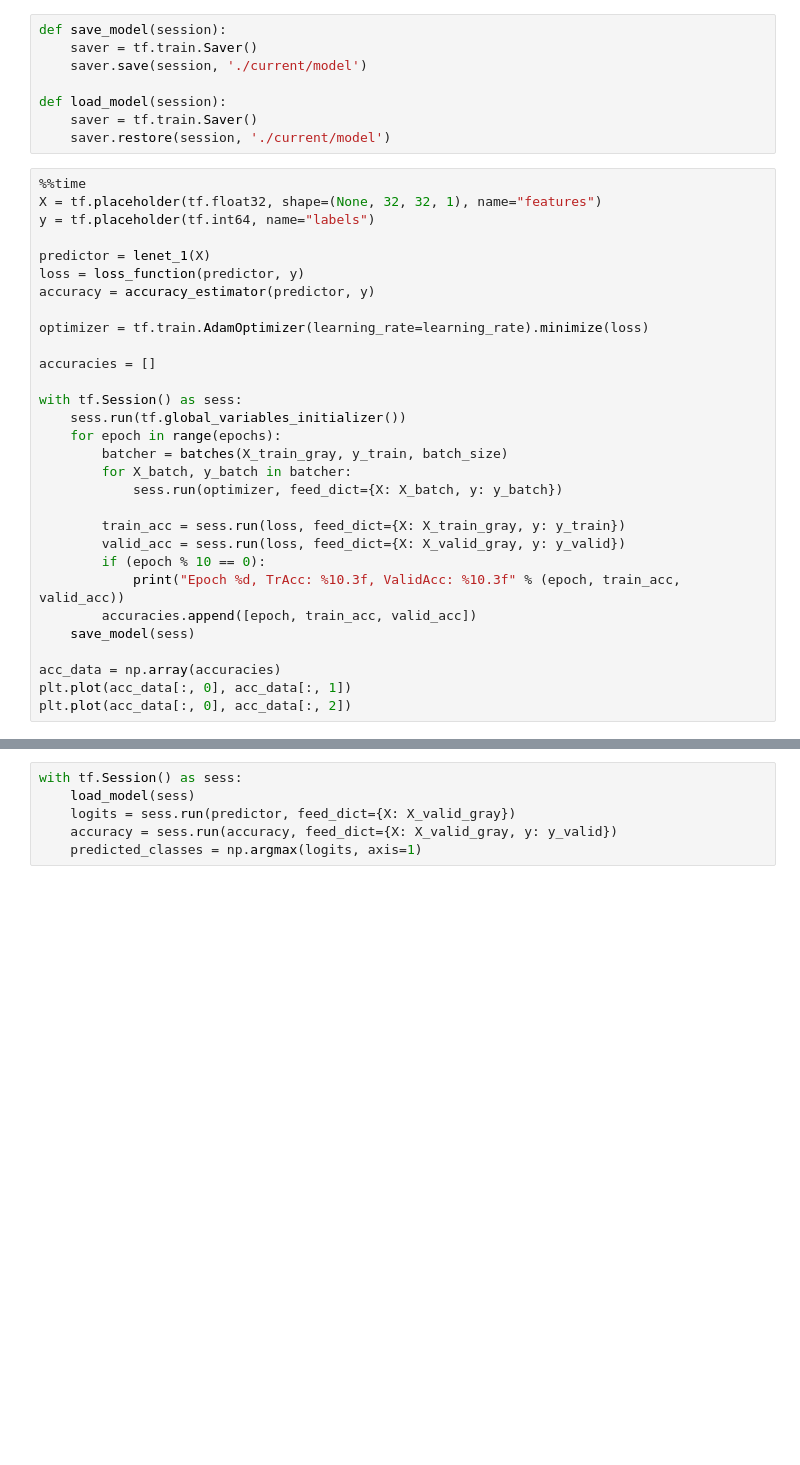
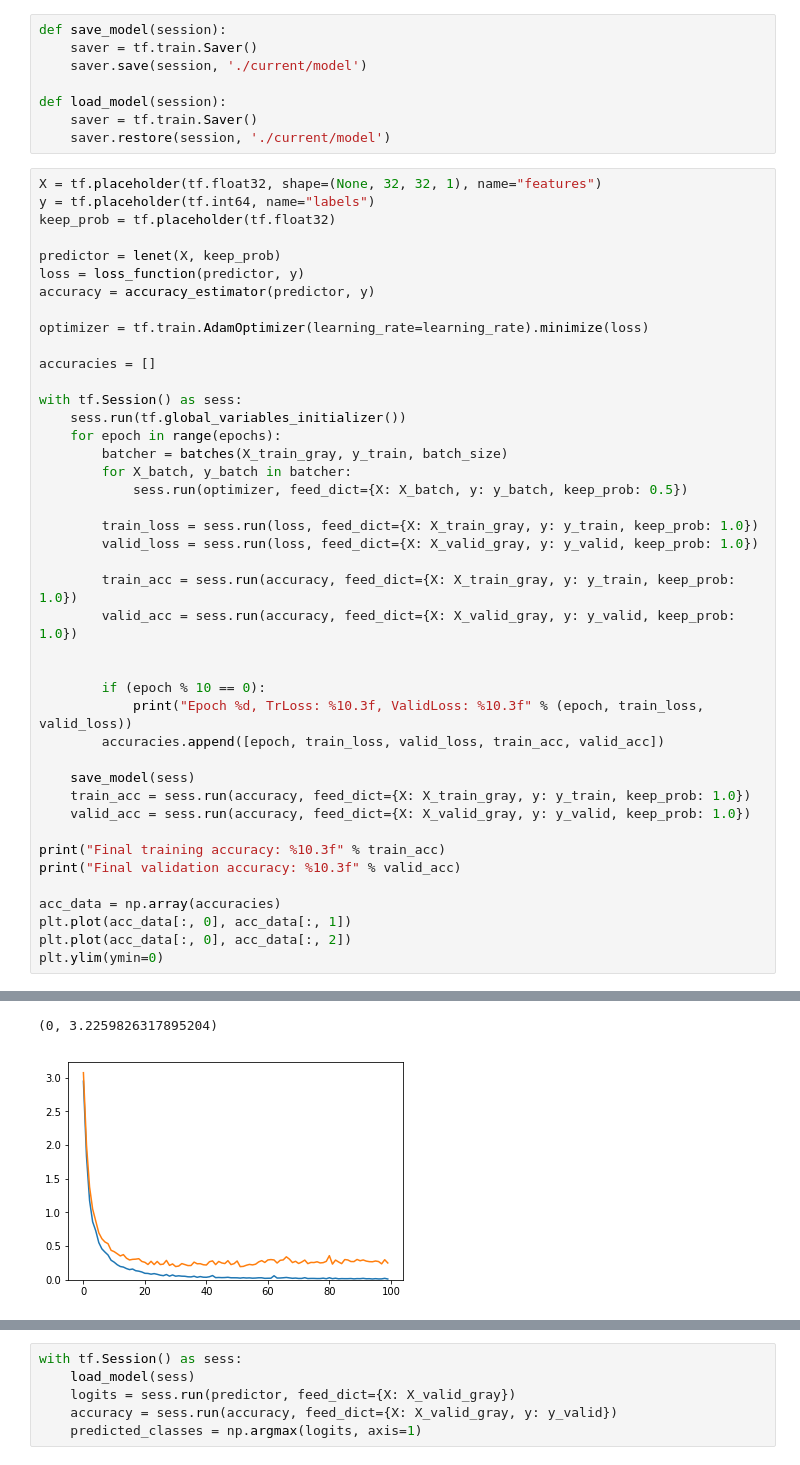
Before and after one commit to tindandelion/carne-traffic-signs-p2, a Jupyter notebook: Traffic_Sign_Classifier.ipynb, the cells around one changed output, grey strips where cells are left out. Drawn from its saved outputs; the diff is of its cells as text; blank space fills up the shorter version.

```diff
--- a/Traffic_Sign_Classifier.ipynb
+++ b/Traffic_Sign_Classifier.ipynb
@@ -275,11 +256,11 @@ def load_model(session):
     saver = tf.train.Saver()
     saver.restore(session, './current/model')
 # %%
-%%time
 X = tf.placeholder(tf.float32, shape=(None, 32, 32, 1), name="features")
 y = tf.placeholder(tf.int64, name="labels")
+keep_prob = tf.placeholder(tf.float32)
 
-predictor = lenet_1(X)
+predictor = lenet(X, keep_prob)
 loss = loss_function(predictor, y)
 accuracy = accuracy_estimator(predictor, y)
 
@@ -292,16 +273,28 @@ with tf.Session() as sess:
     for epoch in range(epochs):
         batcher = batches(X_train_gray, y_train, batch_size)
         for X_batch, y_batch in batcher:
-            sess.run(optimizer, feed_dict={X: X_batch, y: y_batch})
+            sess.run(optimizer, feed_dict={X: X_batch, y: y_batch, keep_prob: 0.5})
 
-        train_acc = sess.run(loss, feed_dict={X: X_train_gray, y: y_train})
-        valid_acc = sess.run(loss, feed_dict={X: X_valid_gray, y: y_valid})
+        train_loss = sess.run(loss, feed_dict={X: X_train_gray, y: y_train, keep_prob: 1.0})
+        valid_loss = sess.run(loss, feed_dict={X: X_valid_gray, y: y_valid, keep_prob: 1.0})
+
+        train_acc = sess.run(accuracy, feed_dict={X: X_train_gray, y: y_train, keep_prob: 1.0})
+        valid_acc = sess.run(accuracy, feed_dict={X: X_valid_gray, y: y_valid, keep_prob: 1.0})
+
+
         if (epoch % 10 == 0):
-            print("Epoch %d, TrAcc: %10.3f, ValidAcc: %10.3f" % (epoch, train_acc, valid_acc))
-        accuracies.append([epoch, train_acc, valid_acc])
+            print("Epoch %d, TrLoss: %10.3f, ValidLoss: %10.3f" % (epoch, train_loss, valid_loss))
+        accuracies.append([epoch, train_loss, valid_loss, train_acc, valid_acc])
+
     save_model(sess)
+    train_acc = sess.run(accuracy, feed_dict={X: X_train_gray, y: y_train, keep_prob: 1.0})
+    valid_acc = sess.run(accuracy, feed_dict={X: X_valid_gray, y: y_valid, keep_prob: 1.0})
+
+print("Final training accuracy: %10.3f" % train_acc)
+print("Final validation accuracy: %10.3f" % valid_acc)
 
 acc_data = np.array(accuracies)
 plt.plot(acc_data[:, 0], acc_data[:, 1])
 plt.plot(acc_data[:, 0], acc_data[:, 2])
+plt.ylim(ymin=0)
 # %% [output]
@@ -311,0 +313,2 @@ Epoch 30, TrAcc:      0.052, ValidAcc:      0.757
+(0, 3.2259826317895204)
+[figure, added]
```
Also changed, not shown: parts of 9 cells of this notebook, 3 other files.
